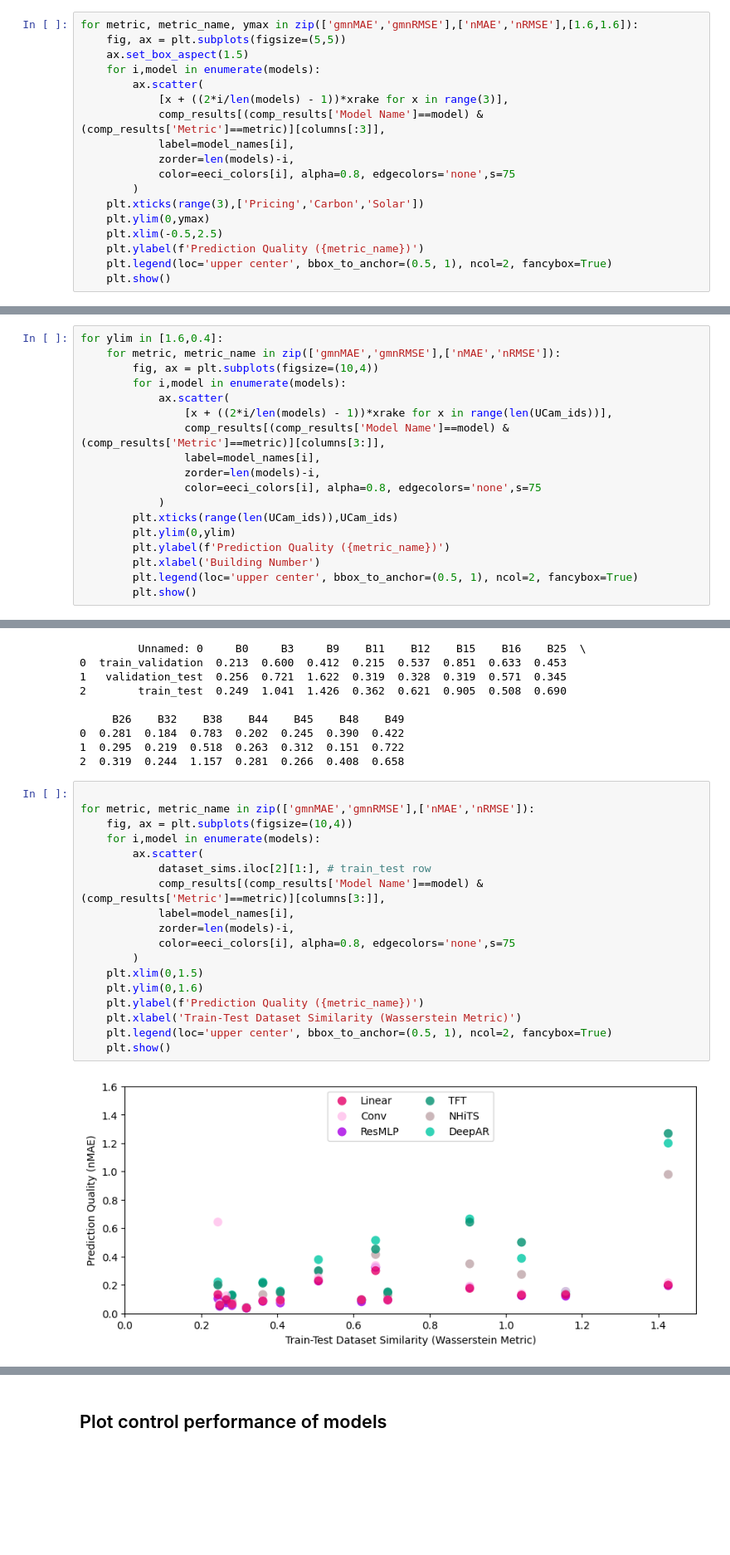
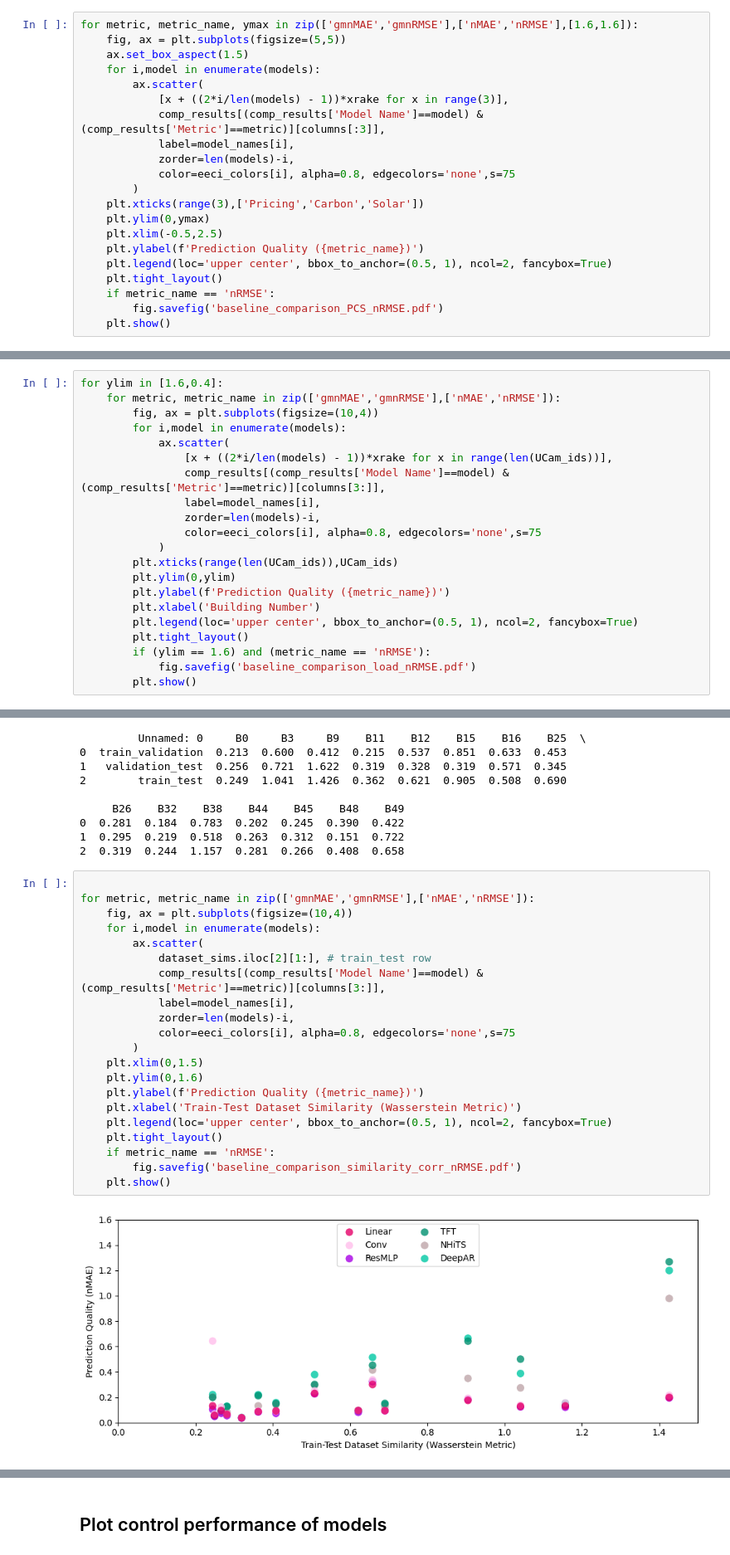
Before and after one commit to EECi/Annex_37, a Jupyter notebook: plots/plot_model_comparisons.ipynb, the cells around one changed output, grey strips where cells are left out. Shown at 83% size. Drawn from its saved outputs; the diff is of its cells as text; blank space fills up the shorter version.

```diff
--- a/plots/plot_model_comparisons.ipynb
+++ b/plots/plot_model_comparisons.ipynb
@@ -59,5 +59,8 @@ for metric, metric_name, ymax in zip(['gmnMAE','gmnRMSE'],['nMAE','nRMSE'],[1.6,
     plt.xlim(-0.5,2.5)
     plt.ylabel(f'Prediction Quality ({metric_name})')
     plt.legend(loc='upper center', bbox_to_anchor=(0.5, 1), ncol=2, fancybox=True)
+    plt.tight_layout()
+    if metric_name == 'nRMSE':
+        fig.savefig('baseline_comparison_PCS_nRMSE.pdf')
     plt.show()
 # %% [output]
@@ -82,5 +85,8 @@ for ylim in [1.6,0.4]:
         plt.ylabel(f'Prediction Quality ({metric_name})')
         plt.xlabel('Building Number')
         plt.legend(loc='upper center', bbox_to_anchor=(0.5, 1), ncol=2, fancybox=True)
+        plt.tight_layout()
+        if (ylim == 1.6) and (metric_name == 'nRMSE'):
+            fig.savefig('baseline_comparison_load_nRMSE.pdf')
         plt.show()
 # %% [output]
@@ -108,20 +114,23 @@ print(dataset_sims)
 # %%
 
 for metric, metric_name in zip(['gmnMAE','gmnRMSE'],['nMAE','nRMSE']):
     fig, ax = plt.subplots(figsize=(10,4))
     for i,model in enumerate(models):
         ax.scatter(
             dataset_sims.iloc[2][1:], # train_test row
             comp_results[(comp_results['Model Name']==model) & (comp_results['Metric']==metric)][columns[3:]],
             label=model_names[i],
             zorder=len(models)-i,
             color=eeci_colors[i], alpha=0.8, edgecolors='none',s=75
         )
     plt.xlim(0,1.5)
     plt.ylim(0,1.6)
     plt.ylabel(f'Prediction Quality ({metric_name})')
     plt.xlabel('Train-Test Dataset Similarity (Wasserstein Metric)')
     plt.legend(loc='upper center', bbox_to_anchor=(0.5, 1), ncol=2, fancybox=True)
+    plt.tight_layout()
+    if metric_name == 'nRMSE':
+        fig.savefig('baseline_comparison_similarity_corr_nRMSE.pdf')
     plt.show()
 # %% [output]
-[figure, old version]
+[figure, new version]
```
Also changed, not shown: parts of 4 cells of this notebook, 6 other files.
